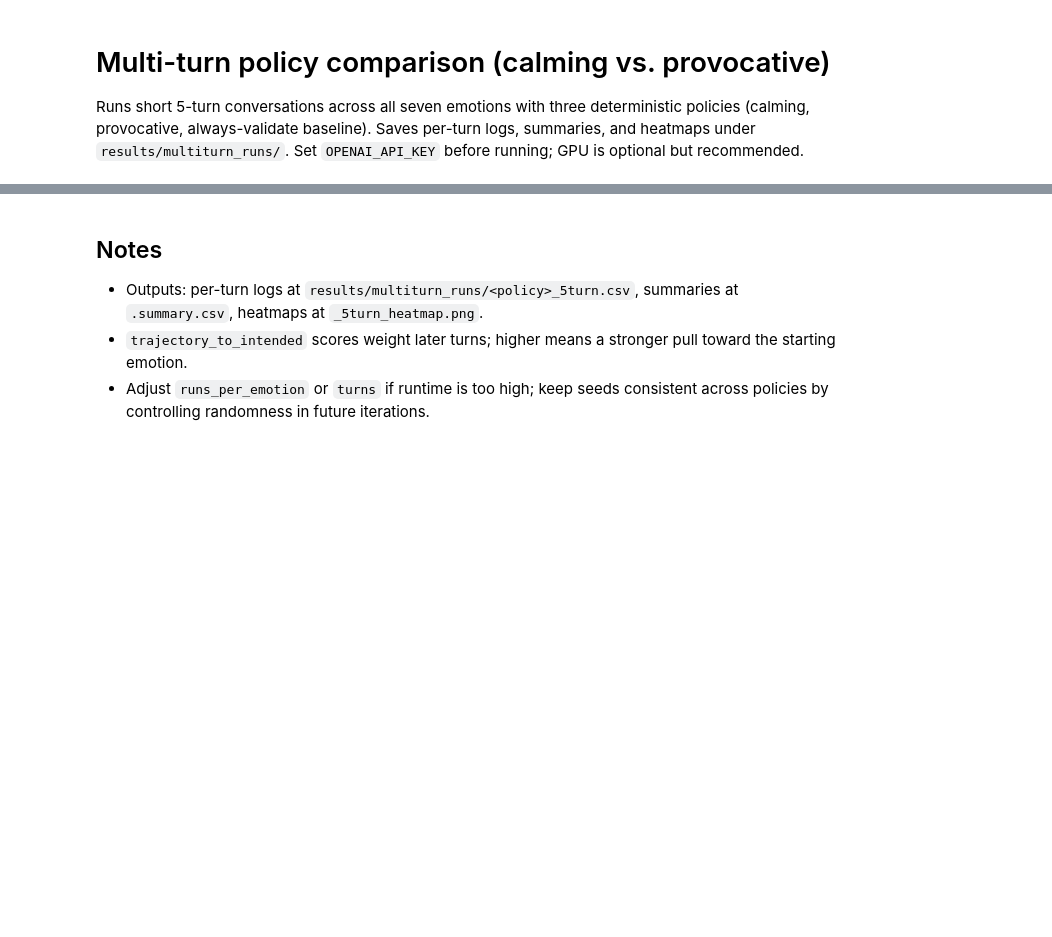
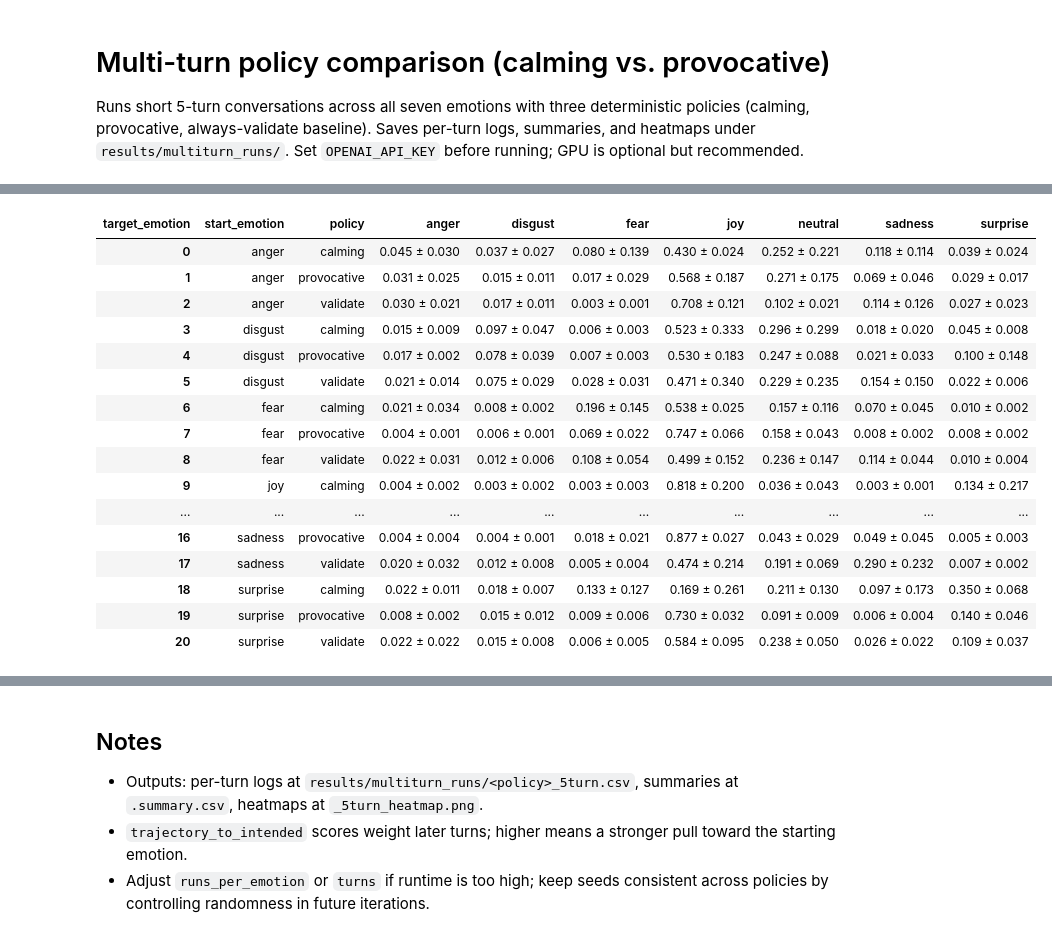
Before and after one commit to Javin-Mendiratta/Dynamic-Conversation, a Jupyter notebook: notebooks/multiturn_policy_comparison.ipynb, the cells around one changed output, grey strips where cells are left out. Drawn from its saved outputs; the diff is of its cells as text; code cells hidden in the pictures; blank space fills up the shorter version.

```diff
--- a/notebooks/multiturn_policy_comparison.ipynb
+++ b/notebooks/multiturn_policy_comparison.ipynb
@@ -76,0 +139,97 @@ display(comparison_df)
+# %%
+import json
+import numpy as np
+
+# Load per-policy per-turn and summary data (from current run or disk)
+if 'per_policy' in globals() and per_policy:
+    turn_frames = [v[0] for v in per_policy.values() if not v[0].empty]
+    summary_frames = [v[1] for v in per_policy.values() if not v[1].empty]
+else:
+    turn_frames = []
+    summary_frames = []
+    for csv_file in out_dir.glob('*_5turn.csv'):
+        turn_frames.append(pd.read_csv(csv_file))
+        summary_file = csv_file.with_suffix('.summary.csv')
+        if summary_file.exists():
+            summary_frames.append(pd.read_csv(summary_file))
+
+if not turn_frames or not summary_frames:
+    raise RuntimeError('No per-turn or summary data found; run the policy batch first.')
+
+turns_df = pd.concat(turn_frames, ignore_index=True)
+summ_df = pd.concat(summary_frames, ignore_index=True)
+lookup = summ_df.set_index('conversation_id')
+
+emotions = EmotionFlowAnalyzer.EMOTIONS
+
+def compute_weighted_trajectories(group):
+    group = group.sort_values('turn')
+    n = len(group)
+    weight_sum = sum((i+1)/n for i in range(n))
+    agg = {e: 0.0 for e in emotions}
+    for i, row in enumerate(group.itertuples(index=False)):
+        w = (i + 1) / n
+        scores = json.loads(row.emotion_scores) if isinstance(row.emotion_scores, str) else {}
+        for e in emotions:
+            agg[e] += w * scores.get(e, 0.0)
+    return {e: (agg[e] / weight_sum if weight_sum else 0.0) for e in emotions}
+
+traj_rows = []
+for cid, group in turns_df.groupby('conversation_id'):
+    if cid not in lookup.index:
+        continue
+    meta = lookup.loc[cid]
+    traj = compute_weighted_trajectories(group)
+    traj_rows.append({
+        'conversation_id': cid,
+        'policy': meta['policy'],
+        'start_emotion': meta['intended_emotion'],
+        **traj,
+    })
+
+traj_df = pd.DataFrame(traj_rows)
+
+# Aggregate mean ± 95% CI per (start emotion, policy, target emotion)
+rows = []
+for (start_emotion, policy), subset in traj_df.groupby(['start_emotion', 'policy']):
+    for target in emotions:
+        vals = subset[target].dropna()
+        n = len(vals)
+        mean = vals.mean() if n else 0.0
+        if n > 1:
+            se = vals.std(ddof=1) / np.sqrt(n)
+            ci = 1.96 * se
+        else:
+            ci = 0.0
+        rows.append({
+            'start_emotion': start_emotion,
+            'policy': policy,
+            'target_emotion': target,
+            'mean': mean,
+            'ci': ci,
+        })
+
+agg = pd.DataFrame(rows)
+agg['mean_ci'] = agg.apply(lambda r: f"{r['mean']:.3f} ± {r['ci']:.3f}", axis=1)
+
+pivot = agg.pivot_table(index=['start_emotion','policy'], columns='target_emotion', values='mean_ci', aggfunc='first').reset_index()
+pivot.to_csv(out_dir / 'multiturn_summary.csv', index=False)
+display(pivot)
+# %% [output]
+| target_emotion | start_emotion | policy | anger | disgust | fear | joy | neutral | sadness | surprise |
+| 0 | anger | calming | 0.045 ± 0.030 | 0.037 ± 0.027 | 0.080 ± 0.139 | 0.430 ± 0.024 | 0.252 ± 0.221 | 0.118 ± 0.114 | 0.039 ± 0.024 |
+| 1 | anger | provocative | 0.031 ± 0.025 | 0.015 ± 0.011 | 0.017 ± 0.029 | 0.568 ± 0.187 | 0.271 ± 0.175 | 0.069 ± 0.046 | 0.029 ± 0.017 |
+| 2 | anger | validate | 0.030 ± 0.021 | 0.017 ± 0.011 | 0.003 ± 0.001 | 0.708 ± 0.121 | 0.102 ± 0.021 | 0.114 ± 0.126 | 0.027 ± 0.023 |
+| 3 | disgust | calming | 0.015 ± 0.009 | 0.097 ± 0.047 | 0.006 ± 0.003 | 0.523 ± 0.333 | 0.296 ± 0.299 | 0.018 ± 0.020 | 0.045 ± 0.008 |
+| 4 | disgust | provocative | 0.017 ± 0.002 | 0.078 ± 0.039 | 0.007 ± 0.003 | 0.530 ± 0.183 | 0.247 ± 0.088 | 0.021 ± 0.033 | 0.100 ± 0.148 |
+| 5 | disgust | validate | 0.021 ± 0.014 | 0.075 ± 0.029 | 0.028 ± 0.031 | 0.471 ± 0.340 | 0.229 ± 0.235 | 0.154 ± 0.150 | 0.022 ± 0.006 |
+| 6 | fear | calming | 0.021 ± 0.034 | 0.008 ± 0.002 | 0.196 ± 0.145 | 0.538 ± 0.025 | 0.157 ± 0.116 | 0.070 ± 0.045 | 0.010 ± 0.002 |
+| 7 | fear | provocative | 0.004 ± 0.001 | 0.006 ± 0.001 | 0.069 ± 0.022 | 0.747 ± 0.066 | 0.158 ± 0.043 | 0.008 ± 0.002 | 0.008 ± 0.002 |
+| 8 | fear | validate | 0.022 ± 0.031 | 0.012 ± 0.006 | 0.108 ± 0.054 | 0.499 ± 0.152 | 0.236 ± 0.147 | 0.114 ± 0.044 | 0.010 ± 0.004 |
+| 9 | joy | calming | 0.004 ± 0.002 | 0.003 ± 0.002 | 0.003 ± 0.003 | 0.818 ± 0.200 | 0.036 ± 0.043 | 0.003 ± 0.001 | 0.134 ± 0.217 |
+| ... | ... | ... | ... | ... | ... | ... | ... | ... | ... |
+| 16 | sadness | provocative | 0.004 ± 0.004 | 0.004 ± 0.001 | 0.018 ± 0.021 | 0.877 ± 0.027 | 0.043 ± 0.029 | 0.049 ± 0.045 | 0.005 ± 0.003 |
+| 17 | sadness | validate | 0.020 ± 0.032 | 0.012 ± 0.008 | 0.005 ± 0.004 | 0.474 ± 0.214 | 0.191 ± 0.069 | 0.290 ± 0.232 | 0.007 ± 0.002 |
+| 18 | surprise | calming | 0.022 ± 0.011 | 0.018 ± 0.007 | 0.133 ± 0.127 | 0.169 ± 0.261 | 0.211 ± 0.130 | 0.097 ± 0.173 | 0.350 ± 0.068 |
+| 19 | surprise | provocative | 0.008 ± 0.002 | 0.015 ± 0.012 | 0.009 ± 0.006 | 0.730 ± 0.032 | 0.091 ± 0.009 | 0.006 ± 0.004 | 0.140 ± 0.046 |
+| 20 | surprise | validate | 0.022 ± 0.022 | 0.015 ± 0.008 | 0.006 ± 0.005 | 0.584 ± 0.095 | 0.238 ± 0.050 | 0.026 ± 0.022 | 0.109 ± 0.037 |
```
Also changed, not shown: parts of 6 cells of this notebook.
